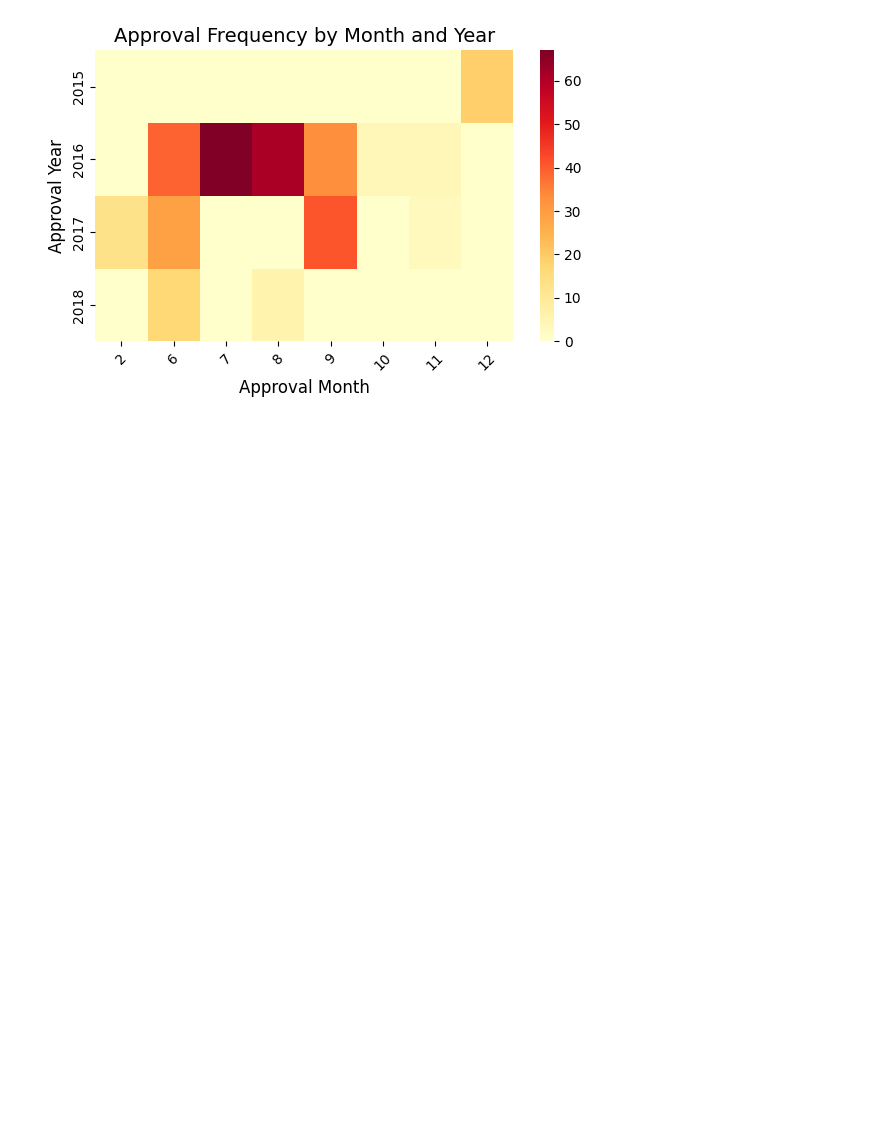
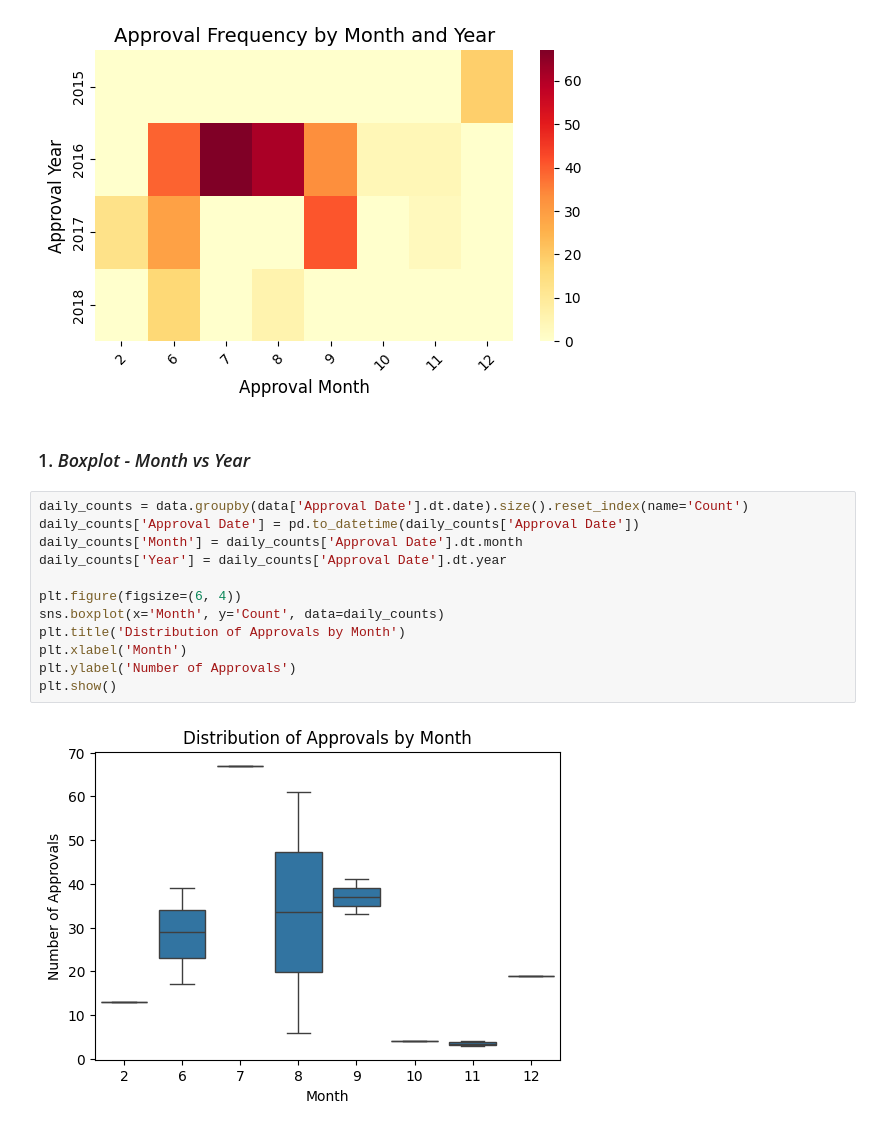
Before and after one commit to Pjdash/Galactic-Heist, a Jupyter notebook: Medium_level.ipynb, the cells around one changed output. Drawn from its saved outputs; the diff is of its cells as text; blank space fills up the shorter version.

```diff
--- a/Medium_level.ipynb
+++ b/Medium_level.ipynb
@@ -25,3 +31,19 @@ plt.tight_layout()
 plt.show()
 # %% [output]
 [figure]
+# %% [markdown]
+### 1. *Boxplot - Month vs Year*
+# %%
+daily_counts = data.groupby(data['Approval Date'].dt.date).size().reset_index(name='Count')
+daily_counts['Approval Date'] = pd.to_datetime(daily_counts['Approval Date'])
+daily_counts['Month'] = daily_counts['Approval Date'].dt.month
+daily_counts['Year'] = daily_counts['Approval Date'].dt.year
+
+plt.figure(figsize=(6, 4))
+sns.boxplot(x='Month', y='Count', data=daily_counts)
+plt.title('Distribution of Approvals by Month')
+plt.xlabel('Month')
+plt.ylabel('Number of Approvals')
+plt.show()
+# %% [output]
+[figure, added]
```
Also changed, not shown: parts of 5 cells of this notebook.
